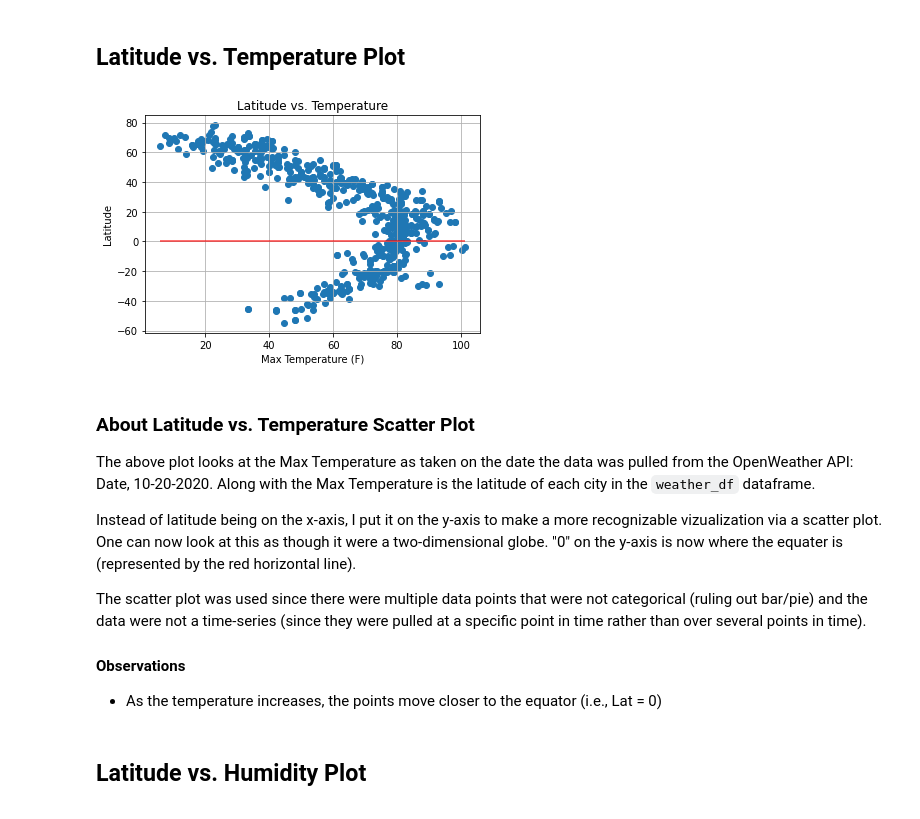
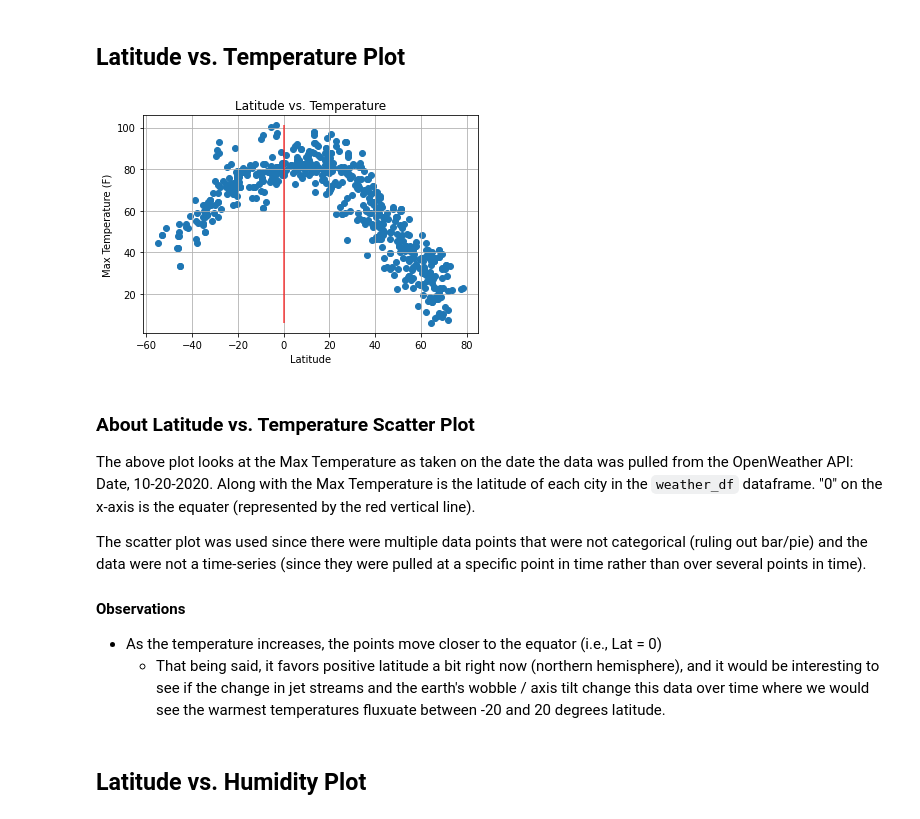
Before and after one commit to CCom20/api-challenge-python, a Jupyter notebook: weatherpy/starter_code/WeatherPy.ipynb, the cells around one changed output. Saved outputs shown, nothing was run; the diff lists cells and outputs as text; code cells hidden in the pictures.

```diff
--- a/weatherpy/starter_code/WeatherPy.ipynb
+++ b/weatherpy/starter_code/WeatherPy.ipynb
@@ -266,32 +266,31 @@ dtype: int64
 # %%
 # Find and set the data to work with: Latitude and Max Temperature
 lat_scatter = weather_df["Lat"]
 temp_scatter = weather_df["Max Temperature"]
 
 # Set the Labels for the Title, X-Axis, and Y-Axis
-plt.ylabel("Latitude")
-plt.xlabel("Max Temperature (F)")
+plt.ylabel("Max Temperature (F)")
+plt.xlabel("Latitude")
 plt.title("Latitude vs. Temperature")
 
 # Add horizontal line for the "equator" and a grid to make it easier to read
-plt.hlines(0, min(temp_scatter), max(temp_scatter), alpha=.75, color="red")
+plt.vlines(0, min(temp_scatter), max(temp_scatter), alpha=.75, color="red")
 plt.grid()
 
 # Populate and save the figure / plot
-plt.scatter(temp_scatter, lat_scatter)
-plt.savefig("../output_data/lat_vs_temp_fig1.jpeg")
+plt.scatter(lat_scatter, temp_scatter)
+plt.savefig("../output_data/lat_vs_temp_fig.jpeg")
 # %% [output]
-[figure, old version]
+[figure, new version]
 # %% [markdown]
 ### About Latitude vs. Temperature Scatter Plot
 
-The above plot looks at the Max Temperature as taken on the date the data was pulled from the OpenWeather API: Date, 10-20-2020. Along with the Max Temperature is the latitude of each city in the `weather_df` dataframe.
-
-Instead of latitude being on the x-axis, I put it on the y-axis to make a more recognizable vizualization via a scatter plot. One can now look at this as though it were a two-dimensional globe. "0" on the y-axis is now where the equater is (represented by the red horizontal line).
+The above plot looks at the Max Temperature as taken on the date the data was pulled from the OpenWeather API: Date, 10-20-2020. Along with the Max Temperature is the latitude of each city in the `weather_df` dataframe. "0" on the x-axis is the equater (represented by the red vertical line).
 
 The scatter plot was used since there were multiple data points that were not categorical (ruling out bar/pie) and the data were not a time-series (since they were pulled at a specific point in time rather than over several points in time).
 
 #### Observations
 * As the temperature increases, the points move closer to the equator (i.e., Lat = 0)
+    * That being said, it favors positive latitude a bit right now (northern hemisphere), and it would be interesting to see if the change in jet streams and the earth's wobble / axis tilt change this data over time where we would see the warmest temperatures fluxuate between -20 and 20 degrees latitude.
 # %% [markdown]
 ## Latitude vs. Humidity Plot
```
Also changed, not shown: parts of 14 cells of this notebook, 4 other files.
